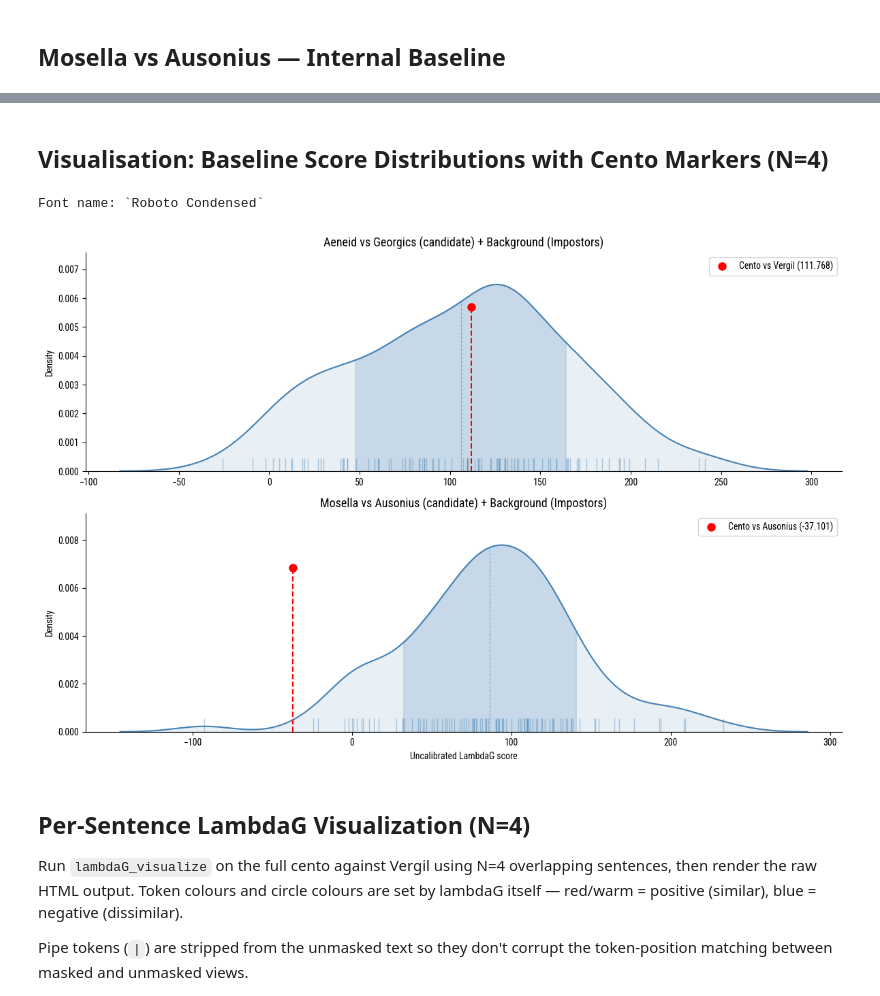
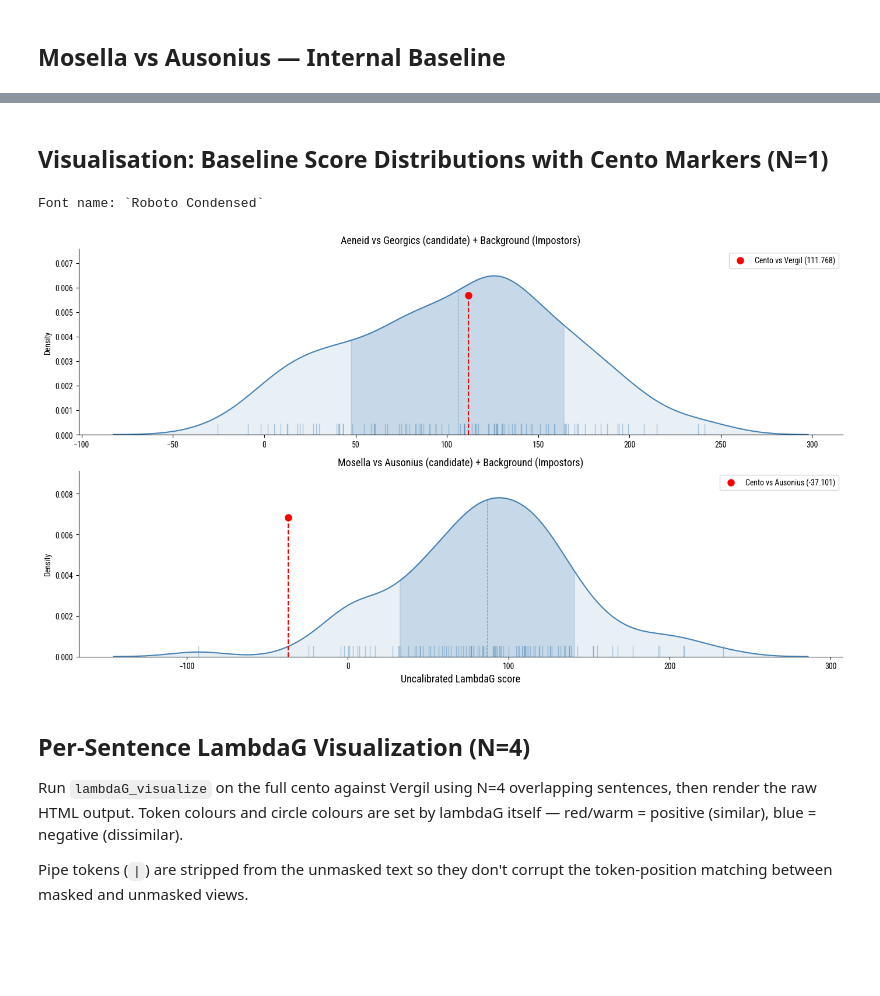
Before and after one commit to lascivaroma/cento, a Jupyter notebook: stylometry/cento_metrical_lines_stylometry.ipynb, the cells around one changed output, grey strips where cells are left out. Drawn from its saved outputs; the diff is of its cells as text; code cells hidden in the pictures; blank space fills up the shorter version.

```diff
--- a/stylometry/cento_metrical_lines_stylometry.ipynb
+++ b/stylometry/cento_metrical_lines_stylometry.ipynb
@@ -536,7 +536,7 @@ mean   86.4508    2.7122       86.8%    0.6779       65.5%
  std   55.2613    1.7342       17.7%    0.4818       10.1%
 # %% [markdown]
 
-## Visualisation: Baseline Score Distributions with Cento Markers (N=4)
+## Visualisation: Baseline Score Distributions with Cento Markers (N=1)
 # %%
 
 import matplotlib.pyplot as plt
@@ -548,13 +548,13 @@ plt.rcParams["font.family"] = "Roboto Condensed"
 
 # Get cento scores for N=4
 cento_vergil_score = df.loc[
-    (df["window_size"] == 4) & (df["candidate"] == "vergil"), "score"
+    (df["window_size"] == 1) & (df["candidate"] == "vergil"), "score"
 ].values[0]
 cento_ausonius_score = df.loc[
-    (df["window_size"] == 4) & (df["candidate"] == "ausonius"), "score"
+    (df["window_size"] == 1) & (df["candidate"] == "ausonius"), "score"
 ].values[0]
 
-fig, axes = plt.subplots(2, 1, figsize=(12, 8))
+fig, axes = plt.subplots(2, 1, figsize=(14, 8))
 
 
 def plot_baseline(ax, data, cento_score, title, candidate, xlabel=""):
@@ -574,35 +574,36 @@ def plot_baseline(ax, data, cento_score, title, candidate, xlabel=""):
 
     mask = (np.array(x_data) >= mean - sd) & (np.array(x_data) <= mean + sd)
     ax.fill_between(np.array(x_data)[mask], np.array(y_data)[mask],
                     alpha=0.2, color="steelblue")
 
     mean_y = float(np.interp(mean, x_data, y_data))
     ax.vlines(mean, 0, mean_y, colors="steelblue", linewidth=0.8,
               linestyles="--", alpha=0.6)
 
     ax.axvline(cento_score, ymax=0.75, color="red", linewidth=1.5, linestyle="--")
     cento_y = ax.get_ylim()[1] * 0.75
     ax.plot(cento_score, cento_y, "o", color="red", markersize=8,
             label=f"Cento vs {candidate} ({cento_score:.3f})")
 
     ax.set_title(title, fontsize=13)
-    ax.set_xlabel(xlabel)
+    ax.set_xlabel(xlabel, fontsize=13)
     ax.legend(fontsize=10, loc="upper right")
     sns.despine(ax=ax)
 
 
 plot_baseline(axes[0], df_aeneid, cento_vergil_score,
               "Aeneid vs Georgics (candidate) + Background (Impostors)", "Vergil")
 
 plot_baseline(axes[1], df_mosella, cento_ausonius_score,
               "Mosella vs Ausonius (candidate) + Background (Impostors)", "Ausonius",
               xlabel="Uncalibrated LambdaG score")
 
 plt.tight_layout()
+plt.savefig("lambdag_metrical_1line.pdf")
 plt.show()
 # %% [output]
 Font name: `Roboto Condensed`
-[figure, old version]
+[figure, new version]
 # %% [markdown]
 
 ## Per-Sentence LambdaG Visualization (N=4)
```
Also changed, not shown: parts of 8 cells of this notebook, 5 other files.
